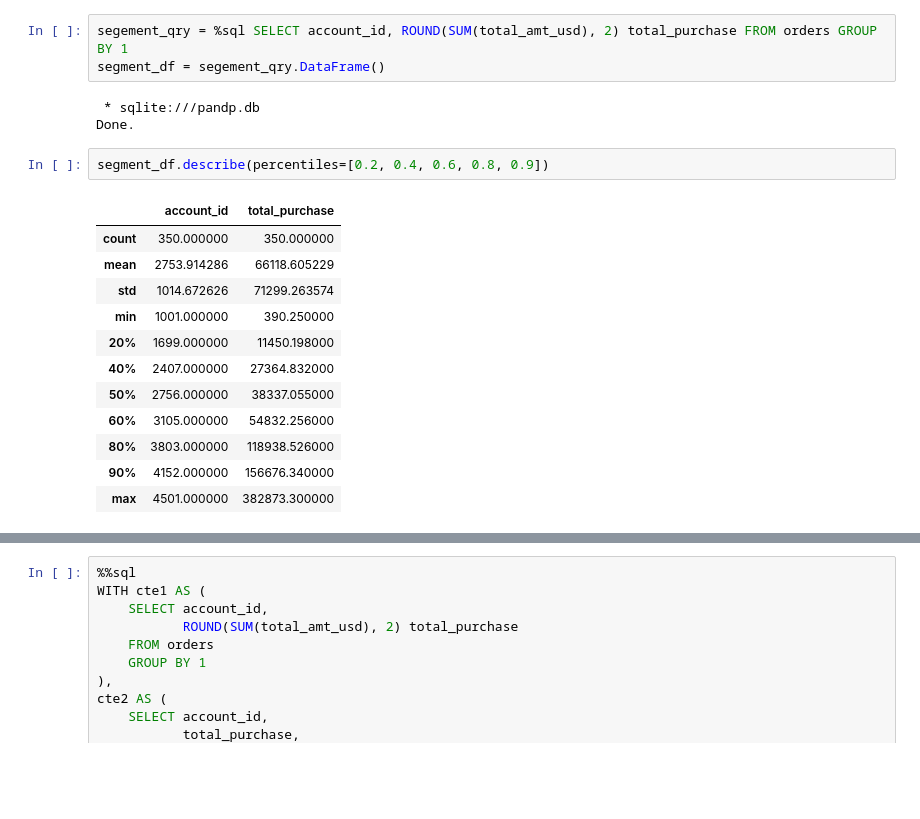
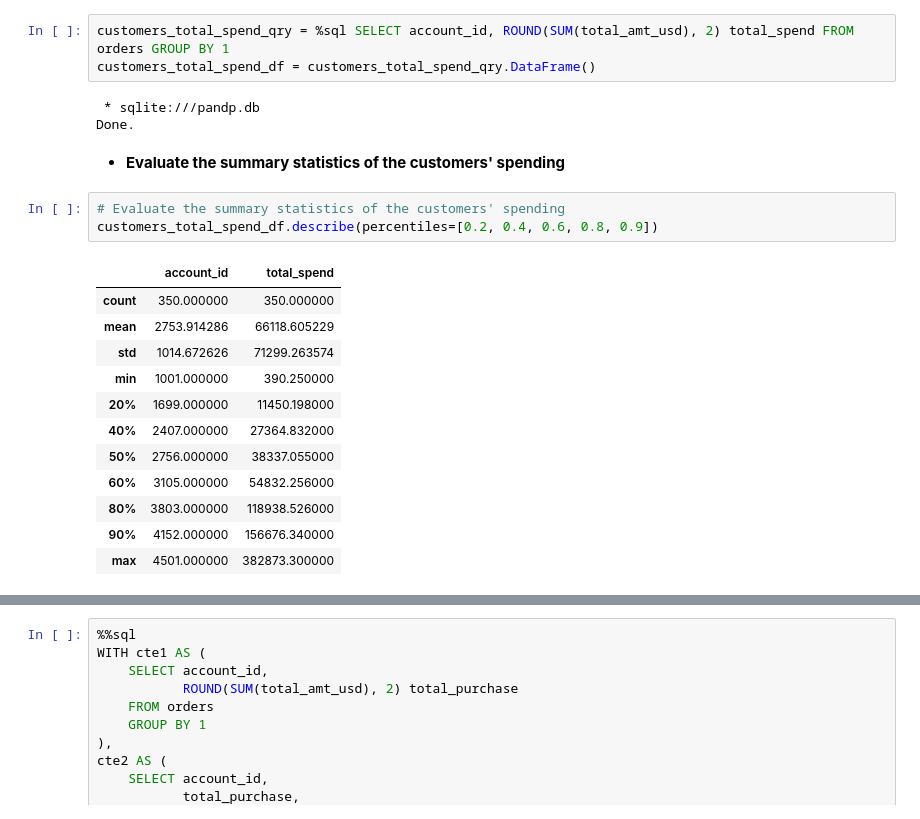
Before and after one commit to BuhariS/Interrogation-of-the-Parch-Posey-Database, a Jupyter notebook: Interrogation of the Parch & Posey Database.ipynb, the cells around one changed output, grey strips where cells are left out. Drawn from its saved outputs; the diff is of its cells as text; blank space fills up the shorter version.

```diff
--- a/Interrogation of the Parch & Posey Database.ipynb
+++ b/Interrogation of the Parch & Posey Database.ipynb
@@ -543,13 +547,16 @@ Done.
 # %%
-segement_qry = %sql SELECT account_id, ROUND(SUM(total_amt_usd), 2) total_purchase FROM orders GROUP BY 1
-segment_df = segement_qry.DataFrame()
+customers_total_spend_qry = %sql SELECT account_id, ROUND(SUM(total_amt_usd), 2) total_spend FROM orders GROUP BY 1
+customers_total_spend_df = customers_total_spend_qry.DataFrame()
 # %% [output]
  * sqlite:///pandp.db
 Done.
+# %% [markdown]
+- **Evaluate the summary statistics of the customers' spending**
 # %%
-segment_df.describe(percentiles=[0.2, 0.4, 0.6, 0.8, 0.9])
+# Evaluate the summary statistics of the customers' spending
+customers_total_spend_df.describe(percentiles=[0.2, 0.4, 0.6, 0.8, 0.9])
 # %% [output]
-|  | account_id | total_purchase |
+|  | account_id | total_spend |
 | count | 350.000000 | 350.000000 |
 | mean | 2753.914286 | 66118.605229 |
 | std | 1014.672626 | 71299.263574 |
```
Also changed, not shown: parts of 48 cells of this notebook.
